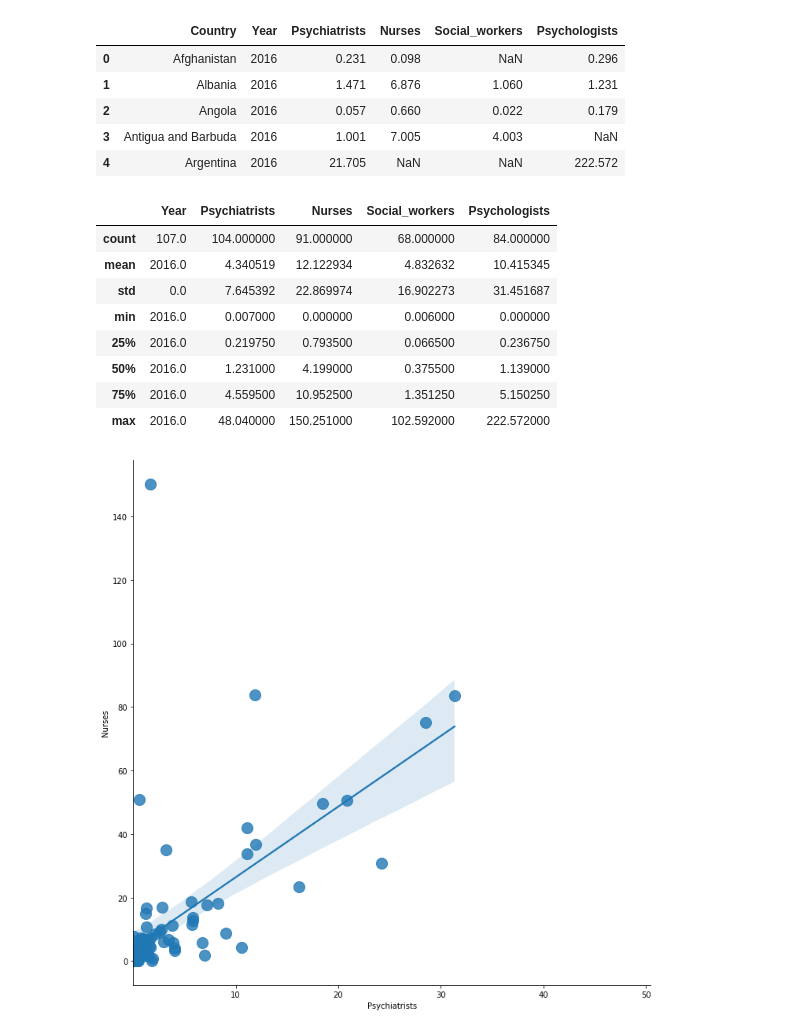
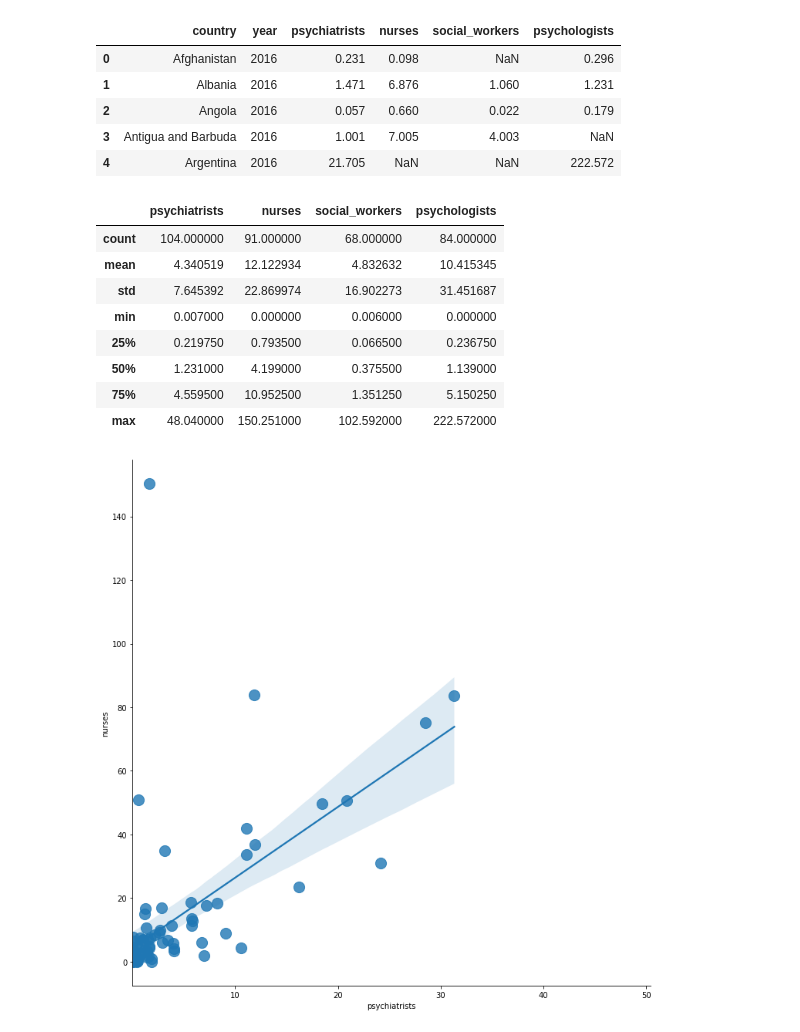
Before and after one commit to mdsi-dsp-at2/eTe-analysis, a Jupyter notebook: analysis/3/analysis_hr_suicide.ipynb, the cells around one changed output. Drawn from its saved outputs; the diff is of its cells as text; code cells hidden in the pictures.

```diff
--- a/analysis/3/analysis_hr_suicide.ipynb
+++ b/analysis/3/analysis_hr_suicide.ipynb
@@ -1,24 +1,31 @@
 # %%
 # Import python packages
+
+import os
+import sys
+sys.path.append(os.path.abspath(".."))
 
 import pandas as pd
 import numpy as np
 import matplotlib.pyplot as plt
 import seaborn as sns
-%matplotlib inline
-plt.rcParams['figure.figsize']= 8,4
-import warnings
-warnings.filterwarnings('ignore')
+from common_lib.data_reader import SuicideRawData, SuicideDataReader
+#%matplotlib inline
+#plt.rcParams['figure.figsize']= 8,4
+#import warnings
+#warnings.filterwarnings('ignore')
 # %%
 # Import the csv dataset
 
-hr = pd.read_csv('../../raw_data/human_resources.csv')
+#hr = pd.read_csv('../../raw_data/human_resources.csv')
+reader = SuicideDataReader()
+human_resources = reader.read_data(SuicideRawData.HUMAN_RESOURCES)
 # %%
 #data exploration
 
-hr.head()
+human_resources.head()
 # %% [output]
-|  | Country | Year | Psychiatrists | Nurses | Social_workers | Psychologists |
+|  | country | year | psychiatrists | nurses | social_workers | psychologists |
 | 0 | Afghanistan | 2016 | 0.231 | 0.098 | NaN | 0.296 |
 | 1 | Albania | 2016 | 1.471 | 6.876 | 1.060 | 1.231 |
 | 2 | Angola | 2016 | 0.057 | 0.660 | 0.022 | 0.179 |
@@ -27,31 +34,32 @@ hr.head()
 # %%
 # changeing Country column type object to category
 
-hr.Country = hr.Country.astype('category')
+human_resources['country'] = human_resources['country'].astype('category')
 # %%
 # changeing Year column type object to category
 
-hr.Year = hr.Year.astype('category')
+human_resources['year'] = human_resources['year'].astype('category')
 # %%
 # statistics on Human resources for the dataset
 
-hr.describe()
+human_resources.describe()
 # %% [output]
-|  | Year | Psychiatrists | Nurses | Social_workers | Psychologists |
-| count | 107.0 | 104.000000 | 91.000000 | 68.000000 | 84.000000 |
-| mean | 2016.0 | 4.340519 | 12.122934 | 4.832632 | 10.415345 |
-| std | 0.0 | 7.645392 | 22.869974 | 16.902273 | 31.451687 |
-| min | 2016.0 | 0.007000 | 0.000000 | 0.006000 | 0.000000 |
-| 25% | 2016.0 | 0.219750 | 0.793500 | 0.066500 | 0.236750 |
-| 50% | 2016.0 | 1.231000 | 4.199000 | 0.375500 | 1.139000 |
-| 75% | 2016.0 | 4.559500 | 10.952500 | 1.351250 | 5.150250 |
-| max | 2016.0 | 48.040000 | 150.251000 | 102.592000 | 222.572000 |
+|  | psychiatrists | nurses | social_workers | psychologists |
+| count | 104.000000 | 91.000000 | 68.000000 | 84.000000 |
+| mean | 4.340519 | 12.122934 | 4.832632 | 10.415345 |
+| std | 7.645392 | 22.869974 | 16.902273 | 31.451687 |
+| min | 0.007000 | 0.000000 | 0.006000 | 0.000000 |
+| 25% | 0.219750 | 0.793500 | 0.066500 | 0.236750 |
+| 50% | 1.231000 | 4.199000 | 0.375500 | 1.139000 |
+| 75% | 4.559500 | 10.952500 | 1.351250 | 5.150250 |
+| max | 48.040000 | 150.251000 | 102.592000 | 222.572000 |
 # %%
 # Plot the Psychiatrists versus Nurses service provisions in 2016 for all countries
 
-vis1 = sns.lmplot(data=hr, x='Psychiatrists', y='Nurses',size=10,scatter_kws={"s":200})
+sns.lmplot(data=human_resources, x='psychiatrists', y='nurses',height=10,scatter_kws={"s":200})
+plt.show()
 # %% [output]
-[figure, old version]
+[figure, new version]
 # %%
 # filtering the Countries where Psychiatrists & Nurses service provisions are less than 1
 
```
Also changed, not shown: parts of 7 cells of this notebook.
